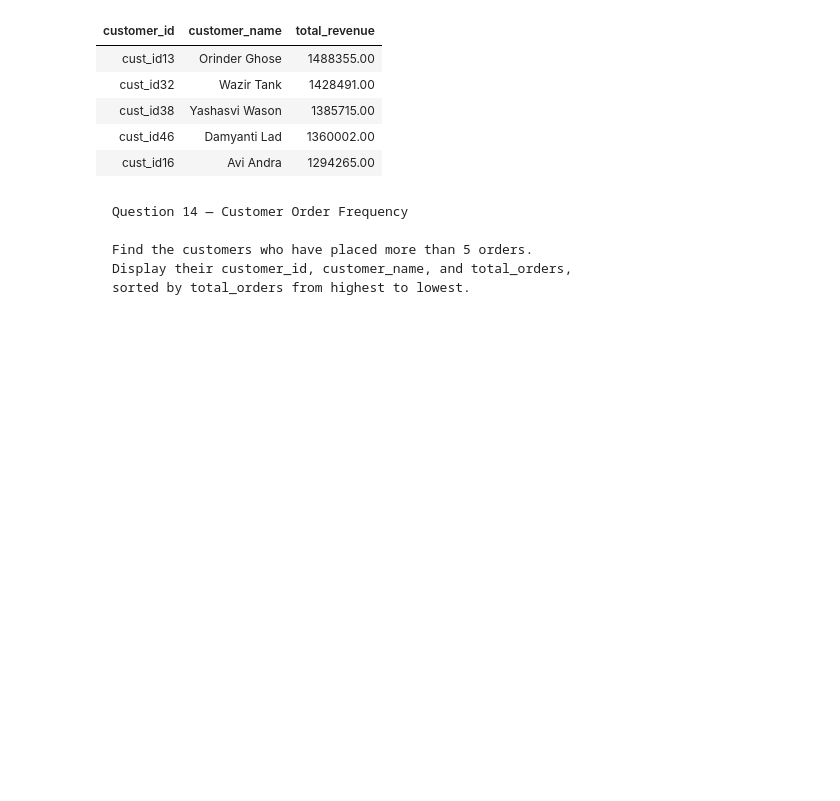
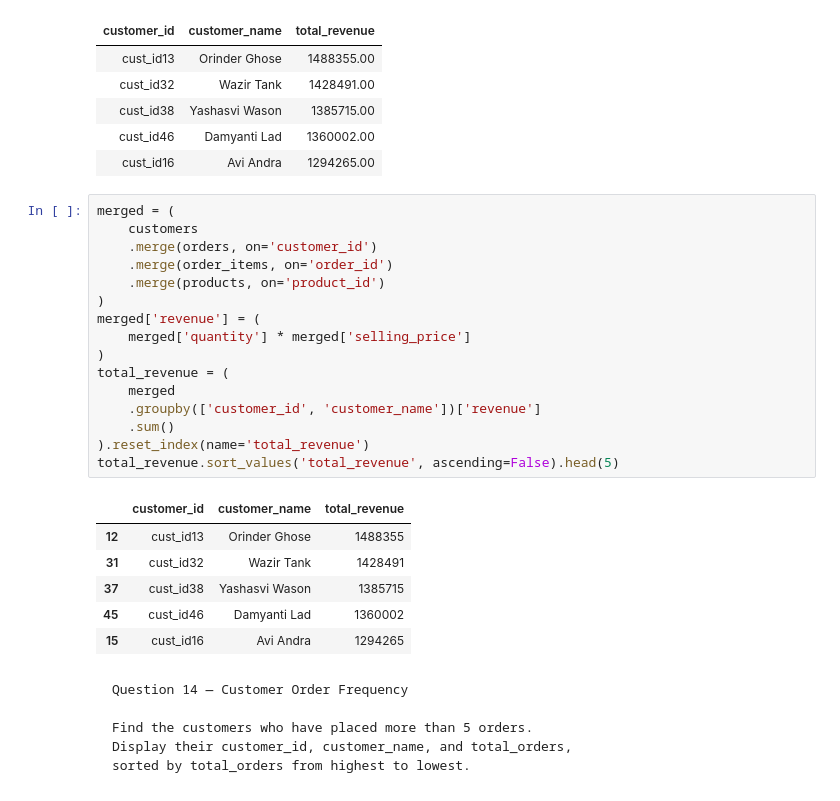
Before and after one commit to umesh-creates/sql_pandas_exercise_and_notes, a Jupyter notebook: retail_analysis exercise/retail_analysis.ipynb, the cells around one changed output. Saved outputs shown, nothing was run; the diff lists cells and outputs as text; blank space fills up the shorter version.

Commit message:
retail_analysis merge pandas completed

```diff
--- a/retail_analysis exercise/retail_analysis.ipynb
+++ b/retail_analysis exercise/retail_analysis.ipynb
@@ -671,6 +684,29 @@ Running query in 'postgresql+psycopg://postgres.zdtizyvifuiegbbfpsee:***@aws-0-a
 | cust_id38 | Yashasvi Wason | 1385715.00 |
 | cust_id46 | Damyanti Lad | 1360002.00 |
 | cust_id16 | Avi Andra | 1294265.00 |
+# %%
+merged = (
+    customers
+    .merge(orders, on='customer_id')
+    .merge(order_items, on='order_id')
+    .merge(products, on='product_id')
+)
+merged['revenue'] = (
+    merged['quantity'] * merged['selling_price']
+)
+total_revenue = (
+    merged
+    .groupby(['customer_id', 'customer_name'])['revenue']
+    .sum()
+).reset_index(name='total_revenue')
+total_revenue.sort_values('total_revenue', ascending=False).head(5)
+# %% [output]
+|  | customer_id | customer_name | total_revenue |
+| 12 | cust_id13 | Orinder Ghose | 1488355 |
+| 31 | cust_id32 | Wazir Tank | 1428491 |
+| 37 | cust_id38 | Yashasvi Wason | 1385715 |
+| 45 | cust_id46 | Damyanti Lad | 1360002 |
+| 15 | cust_id16 | Avi Andra | 1294265 |
 # %% [markdown]
 <pre>Question 14 — Customer Order Frequency
 
```
Also changed, not shown: parts of 13 cells of this notebook.
